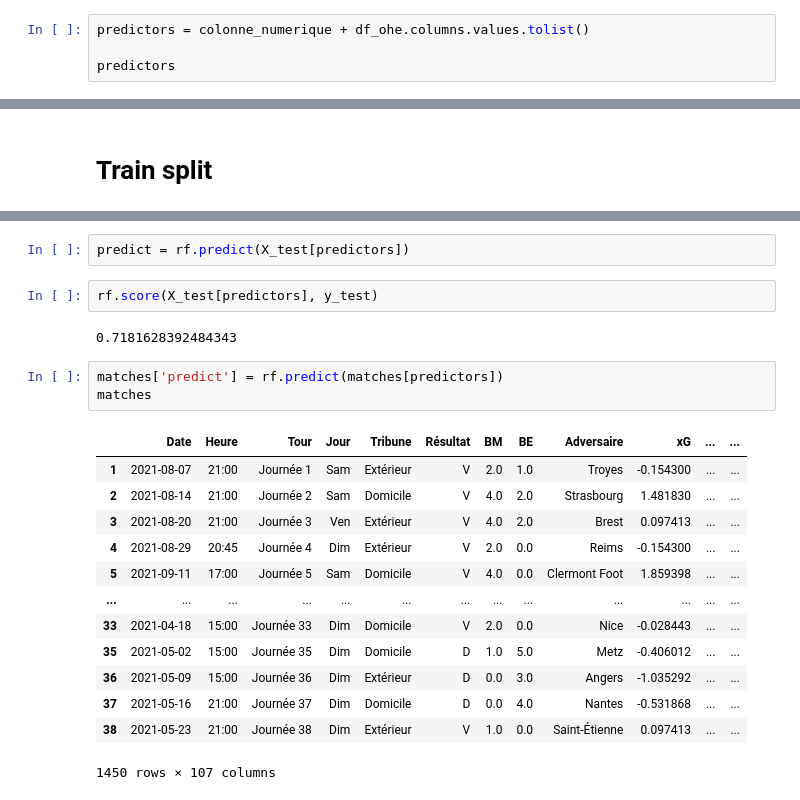
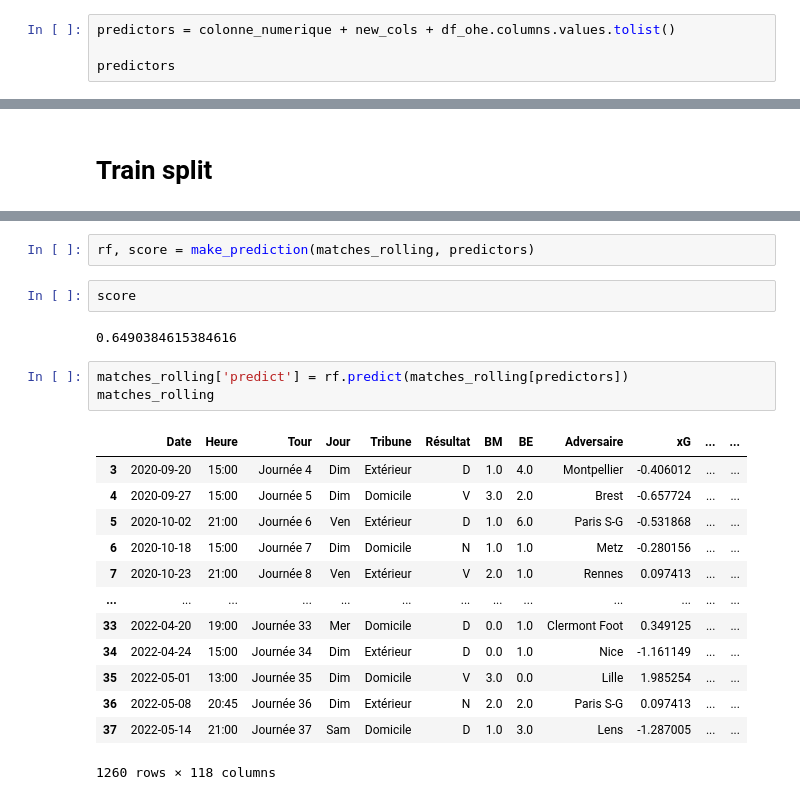
Before and after one commit to Tomlora/Ligue1, a Jupyter notebook: prediction.ipynb, the cells around one changed output, grey strips where cells are left out. Cells and saved outputs as stored; diff of their text form.

```diff
--- a/prediction.ipynb
+++ b/prediction.ipynb
@@ -179,5 +232,5 @@ matches.dropna(inplace=True)
 # %%
-predictors = colonne_numerique + df_ohe.columns.values.tolist()
+predictors = colonne_numerique + new_cols + df_ohe.columns.values.tolist()
 
 predictors
 # %% [output]
@@ -214,24 +267,24 @@ RandomForestClassifier(min_samples_split=10, n_estimators=50, random_state=1)
+# %%
+rf, score = make_prediction(matches_rolling, predictors)
+# %%
+score
+# %% [output]
+0.6490384615384616
 # %%
-predict = rf.predict(X_test[predictors])
+matches_rolling['predict'] = rf.predict(matches_rolling[predictors])
+matches_rolling
+# %% [output]
+|  | Date | Heure | Tour | Jour | Tribune | Résultat | BM | BE | Adversaire | xG | ... | ... |
+| 3 | 2020-09-20 | 15:00 | Journée 4 | Dim | Extérieur | D | 1.0 | 4.0 | Montpellier | -0.406012 | ... | ... |
+| 4 | 2020-09-27 | 15:00 | Journée 5 | Dim | Domicile | V | 3.0 | 2.0 | Brest | -0.657724 | ... | ... |
+| 5 | 2020-10-02 | 21:00 | Journée 6 | Ven | Extérieur | D | 1.0 | 6.0 | Paris S-G | -0.531868 | ... | ... |
+| 6 | 2020-10-18 | 15:00 | Journée 7 | Dim | Domicile | N | 1.0 | 1.0 | Metz | -0.280156 | ... | ... |
+| 7 | 2020-10-23 | 21:00 | Journée 8 | Ven | Extérieur | V | 2.0 | 1.0 | Rennes | 0.097413 | ... | ... |
+| ... | ... | ... | ... | ... | ... | ... | ... | ... | ... | ... | ... | ... |
+| 33 | 2022-04-20 | 19:00 | Journée 33 | Mer | Domicile | D | 0.0 | 1.0 | Clermont Foot | 0.349125 | ... | ... |
+| 34 | 2022-04-24 | 15:00 | Journée 34 | Dim | Extérieur | D | 0.0 | 1.0 | Nice | -1.161149 | ... | ... |
+| 35 | 2022-05-01 | 13:00 | Journée 35 | Dim | Domicile | V | 3.0 | 0.0 | Lille | 1.985254 | ... | ... |
+| 36 | 2022-05-08 | 20:45 | Journée 36 | Dim | Extérieur | N | 2.0 | 2.0 | Paris S-G | 0.097413 | ... | ... |
+| 37 | 2022-05-14 | 21:00 | Journée 37 | Sam | Domicile | D | 1.0 | 3.0 | Lens | -1.287005 | ... | ... |
+1260 rows × 118 columns
-# %%
-rf.score(X_test[predictors], y_test)
-# %% [output]
-0.7181628392484343
-# %%
-matches['predict'] = rf.predict(matches[predictors])
-matches
-# %% [output]
-|  | Date | Heure | Tour | Jour | Tribune | Résultat | BM | BE | Adversaire | xG | ... | ... |
-| 1 | 2021-08-07 | 21:00 | Journée 1 | Sam | Extérieur | V | 2.0 | 1.0 | Troyes | -0.154300 | ... | ... |
-| 2 | 2021-08-14 | 21:00 | Journée 2 | Sam | Domicile | V | 4.0 | 2.0 | Strasbourg | 1.481830 | ... | ... |
-| 3 | 2021-08-20 | 21:00 | Journée 3 | Ven | Extérieur | V | 4.0 | 2.0 | Brest | 0.097413 | ... | ... |
-| 4 | 2021-08-29 | 20:45 | Journée 4 | Dim | Extérieur | V | 2.0 | 0.0 | Reims | -0.154300 | ... | ... |
-| 5 | 2021-09-11 | 17:00 | Journée 5 | Sam | Domicile | V | 4.0 | 0.0 | Clermont Foot | 1.859398 | ... | ... |
-| ... | ... | ... | ... | ... | ... | ... | ... | ... | ... | ... | ... | ... |
-| 33 | 2021-04-18 | 15:00 | Journée 33 | Dim | Domicile | V | 2.0 | 0.0 | Nice | -0.028443 | ... | ... |
-| 35 | 2021-05-02 | 15:00 | Journée 35 | Dim | Domicile | D | 1.0 | 5.0 | Metz | -0.406012 | ... | ... |
-| 36 | 2021-05-09 | 15:00 | Journée 36 | Dim | Extérieur | D | 0.0 | 3.0 | Angers | -1.035292 | ... | ... |
-| 37 | 2021-05-16 | 21:00 | Journée 37 | Dim | Domicile | D | 0.0 | 4.0 | Nantes | -0.531868 | ... | ... |
-| 38 | 2021-05-23 | 21:00 | Journée 38 | Dim | Extérieur | V | 1.0 | 0.0 | Saint-Étienne | 0.097413 | ... | ... |
-1450 rows × 107 columns
 # %%
```
Also changed, not shown: parts of 28 cells of this notebook, 2 other files.
